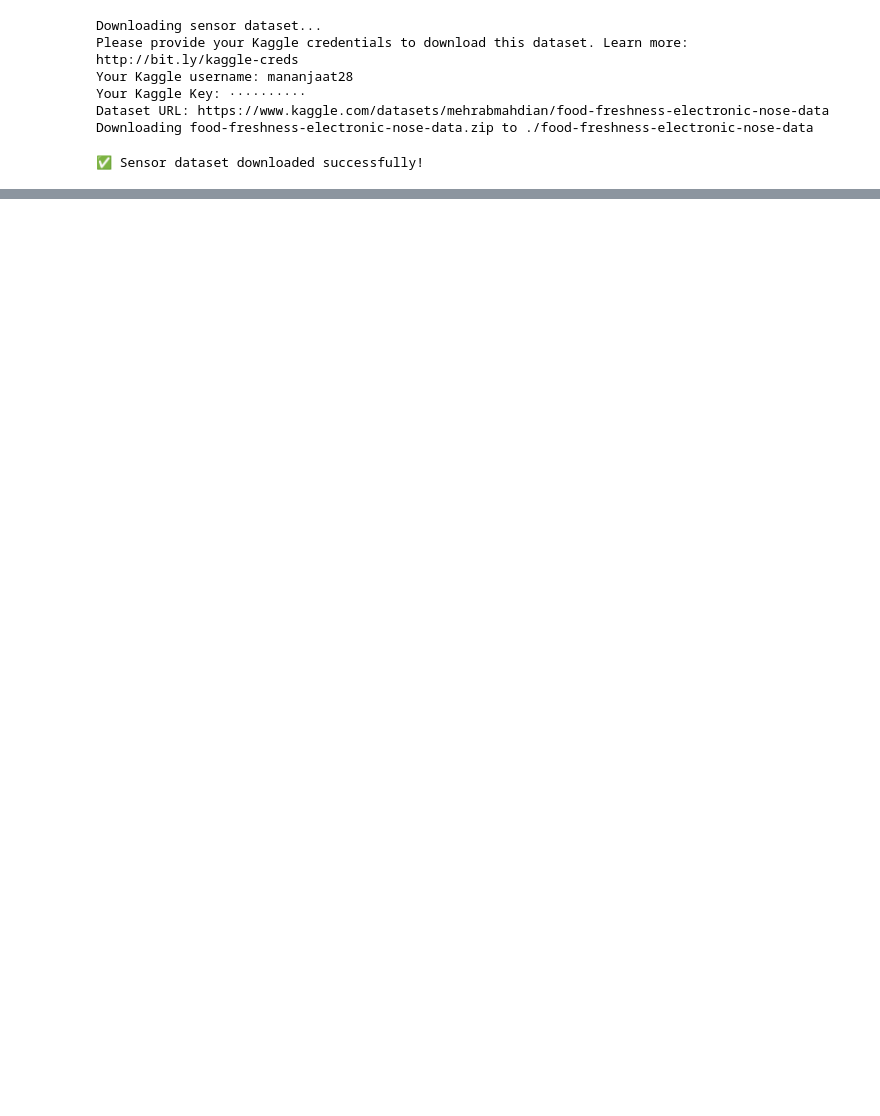
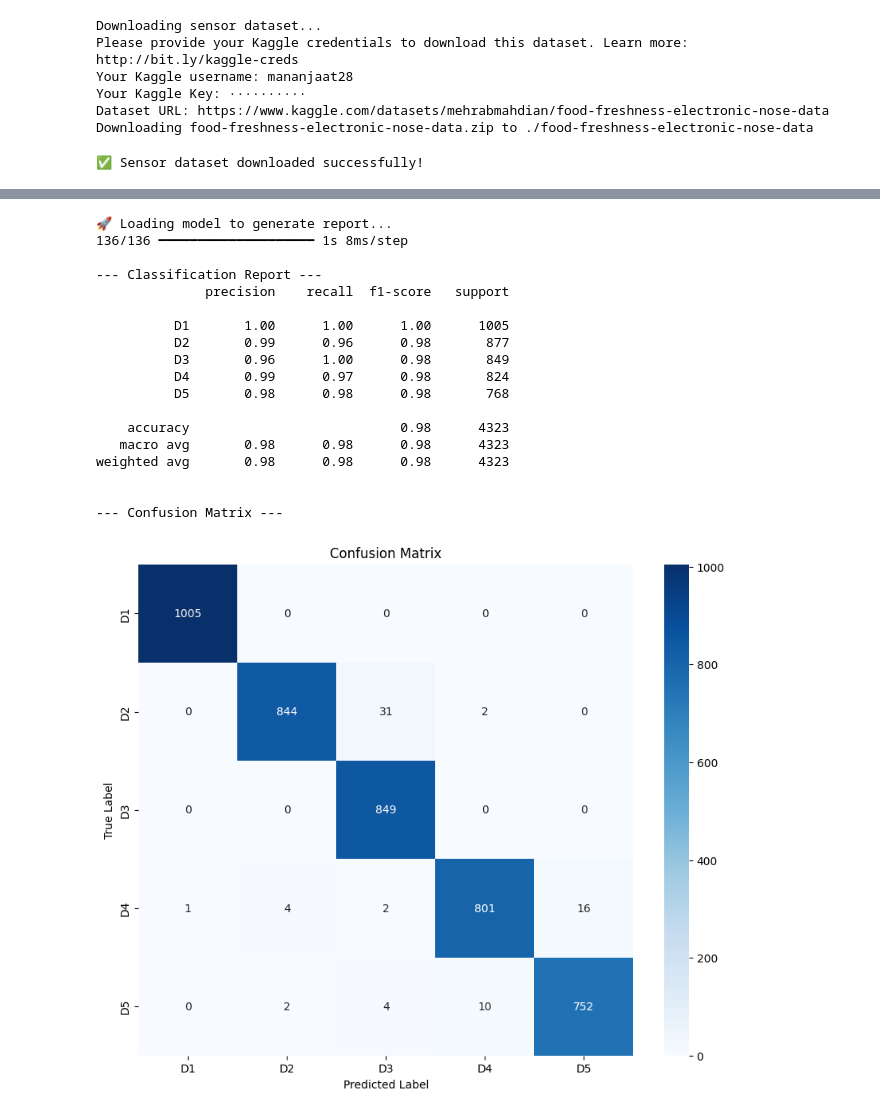
Before and after one commit to Mananalik/Food_Freshness_Classification, a Jupyter notebook: Base_Model.ipynb, the cells around one changed output, grey strips where cells are left out. Drawn from its saved outputs; the diff is of its cells as text; code cells hidden in the pictures; blank space fills up the shorter version.

```diff
--- a/Base_Model.ipynb
+++ b/Base_Model.ipynb
@@ -74,8 +74,8 @@ def load_and_preprocess_data(data_dir, sensor_list, seq_len):
                 if all(col in df.columns for col in sensor_list):
                     df_sensors = df[sensor_list]
 
-
-                    for i in range(0, len(df_sensors) - seq_len + 1, seq_len):
+                    step_size = 30
+                    for i in range(0, len(df_sensors) - seq_len + 1, step_size):
                         sequence = df_sensors.iloc[i:i + seq_len].values
                         all_data.append(sequence)
                         labels.append(label)
@@ -128,7 +134,6 @@ try:
     num_classes = len(np.unique(y_raw))
     y_one_hot = tf.keras.utils.to_categorical(y_raw, num_classes=num_classes)
     X_train, X_test, y_train, y_test = train_test_split(X, y_one_hot, test_size=0.2, random_state=42, stratify=y_raw)
-
 
     X_train_scaled, X_test_scaled, scaler = scale_data(X_train, X_test)
     joblib.dump(scaler, 'time_series_scaler.pkl')
@@ -140,7 +145,7 @@ try:
     model.summary()
 
     callbacks = [
-        EarlyStopping(monitor='val_loss', patience=10, restore_best_weights=True),
+        EarlyStopping(monitor='val_loss', patience=20, restore_best_weights=True),
         ModelCheckpoint('best_model.keras', monitor='val_accuracy', save_best_only=True, mode='max')
     ]
 
@@ -221,0 +363,70 @@ Epoch 6/50
+# %%
+import numpy as np
+import seaborn as sns
+import matplotlib.pyplot as plt
+from sklearn.metrics import classification_report, confusion_matrix
+import tensorflow as tf
+
+# --- SETTINGS ---
+MODEL_PATH = 'best_model.keras'
+CLASS_NAMES = ['D1', 'D2', 'D3', 'D4', 'D5'] # Make sure this order is correct!
+# ---
+
+print("🚀 Loading model to generate report...")
+# Load the model, scaler, and labels
+model = tf.keras.models.load_model(MODEL_PATH)
+with open('freshness_labels.json', 'r') as f:
+    freshness_labels = json.load(f)
+
+# We need the y_test variable from your training cell.
+# If you get a "y_test not defined" error, re-run your main training cell.
+try:
+    # Get the model's predictions on the TEST set
+    y_pred_probs = model.predict(X_test_scaled)
+
+    # Convert probabilities to single class labels (e.g., [0.1, 0.9] -> 1)
+    y_pred = np.argmax(y_pred_probs, axis=1)
+
+    # Also convert the one-hot y_test back to single class labels
+    y_true = np.argmax(y_test, axis=1)
+
+    # --- 1. The Classification Report ---
+    print("\n--- Classification Report ---")
+    print(classification_report(y_true, y_pred, target_names=CLASS_NAMES))
+
+    # --- 2. The Confusion Matrix ---
+    print("\n--- Confusion Matrix ---")
+    cm = confusion_matrix(y_true, y_pred)
+    plt.figure(figsize=(10, 8))
+    sns.heatmap(cm, annot=True, fmt='g', cmap='Blues',
+                xticklabels=CLASS_NAMES, yticklabels=CLASS_NAMES)
+    plt.xlabel('Predicted Label')
+    plt.ylabel('True Label')
+    plt.title('Confusion Matrix')
+    plt.show()
+
+except NameError:
+    print("\n❌ ERROR: 'X_test_scaled' or 'y_test' not found.")
+    print("Please re-run your main training cell to put them in memory, then run this cell again.")
+except Exception as e:
+    print(f"\nAn error occurred: {e}")
+# %% [output]
+🚀 Loading model to generate report...
+136/136 ━━━━━━━━━━━━━━━━━━━━ 1s 8ms/step
+
+--- Classification Report ---
+              precision    recall  f1-score   support
+
+          D1       1.00      1.00      1.00      1005
+          D2       0.99      0.96      0.98       877
+          D3       0.96      1.00      0.98       849
+          D4       0.99      0.97      0.98       824
+          D5       0.98      0.98      0.98       768
+
+    accuracy                           0.98      4323
+   macro avg       0.98      0.98      0.98      4323
+weighted avg       0.98      0.98      0.98      4323
+
+
+--- Confusion Matrix ---
+[figure, added]
```
Also changed, not shown: parts of 4 cells of this notebook.
